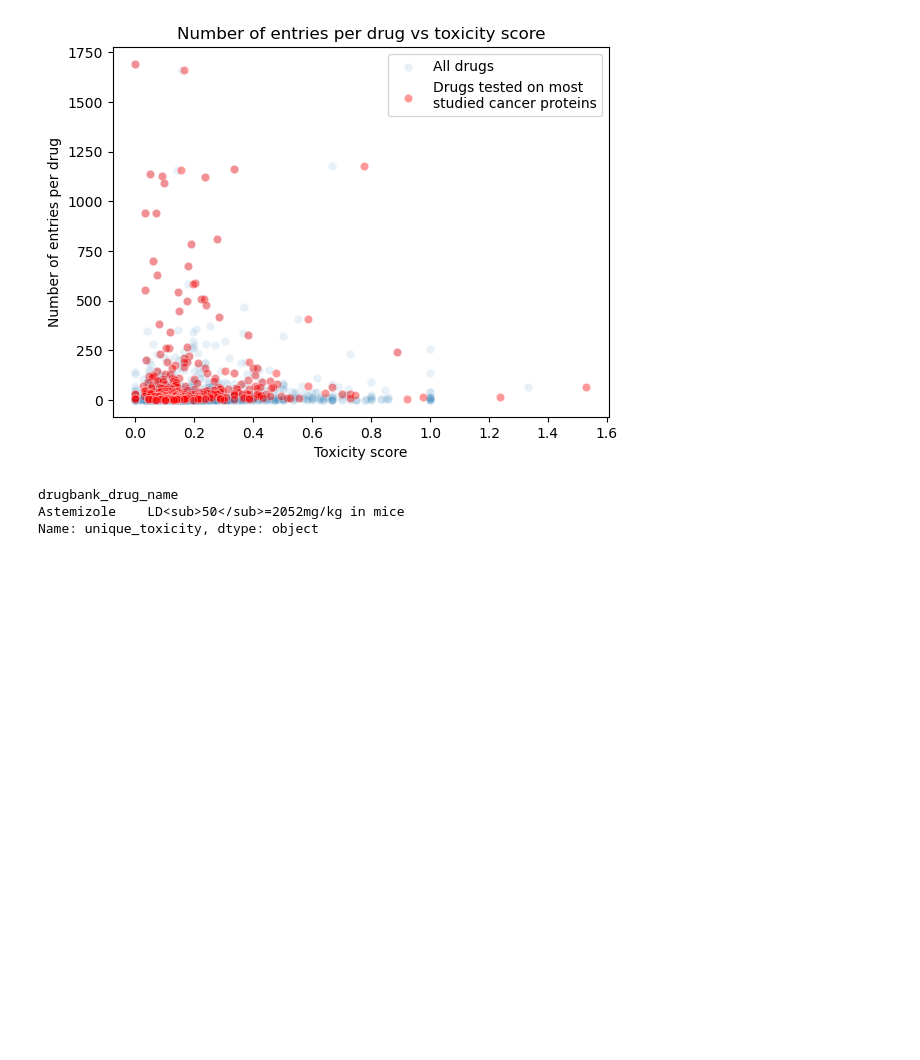
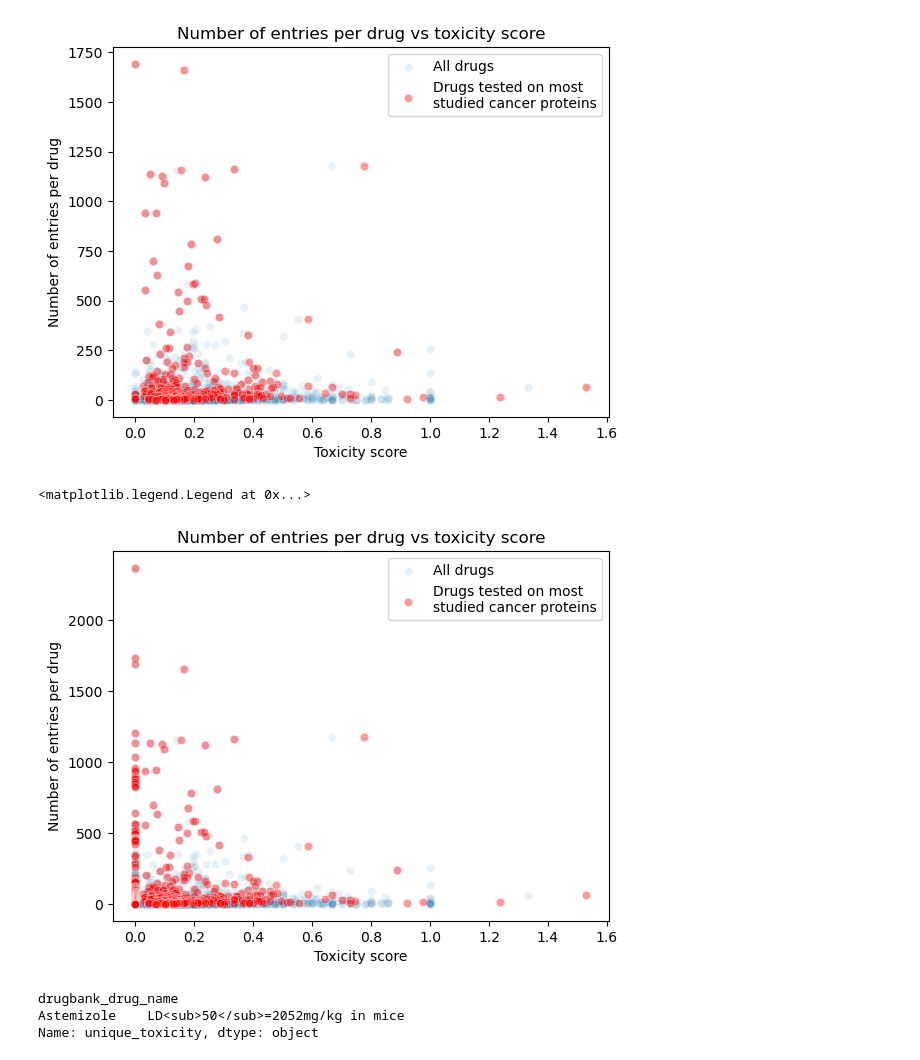
Before and after one commit to epfl-ada/ada-2024-project-hyperbabbage, a Jupyter notebook: mathis_final.ipynb, the cells around one changed output. Drawn from its saved outputs; the diff is of its cells as text; code cells hidden in the pictures; blank space fills up the shorter version.

```diff
--- a/mathis_final.ipynb
+++ b/mathis_final.ipynb
@@ -314,6 +315,18 @@ plt.legend(["All drugs","Drugs tested on most\nstudied cancer proteins"])
 # %% [output]
 <matplotlib.legend.Legend at 0x...>
 [figure]
+# %%
+sns.scatterplot(grouped_df,x="toxicity_score",y = "count",alpha = 0.1)
+sns.scatterplot(grouped_df_studied,x="toxicity_score",y = "count",alpha = 0.4,color="red")
+
+plt.xlabel("Toxicity score")
+plt.ylabel("Number of entries per drug")
+# plt.yscale("log")
+plt.title("Number of entries per drug vs toxicity score")
+plt.legend(["All drugs","Drugs tested on most\nstudied cancer proteins"])
+# %% [output]
+<matplotlib.legend.Legend at 0x...>
+[figure, added]
 # %%
 grouped_df.loc[grouped_df.toxicity_score > 1.2,"unique_toxicity"]
 # %% [output]
```
Also changed, not shown: parts of 5 cells of this notebook.
